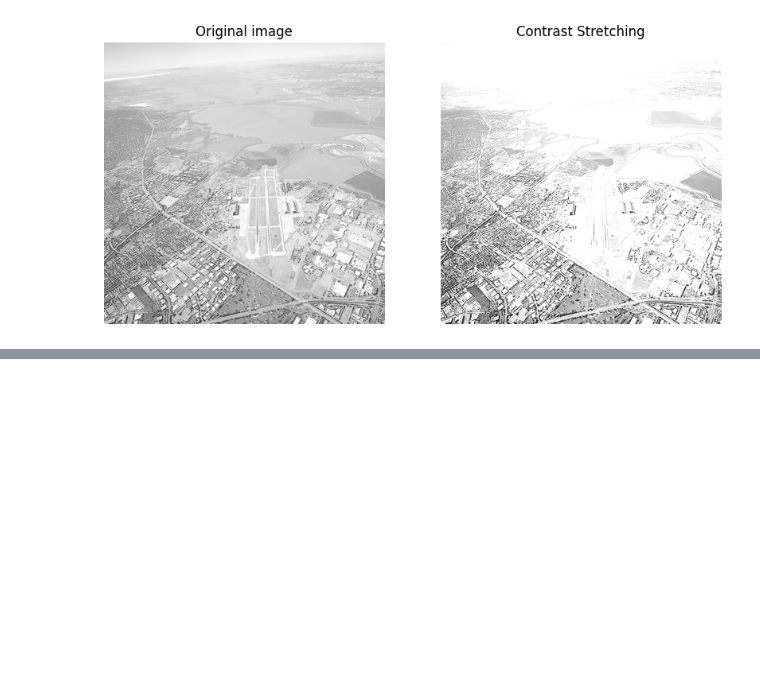
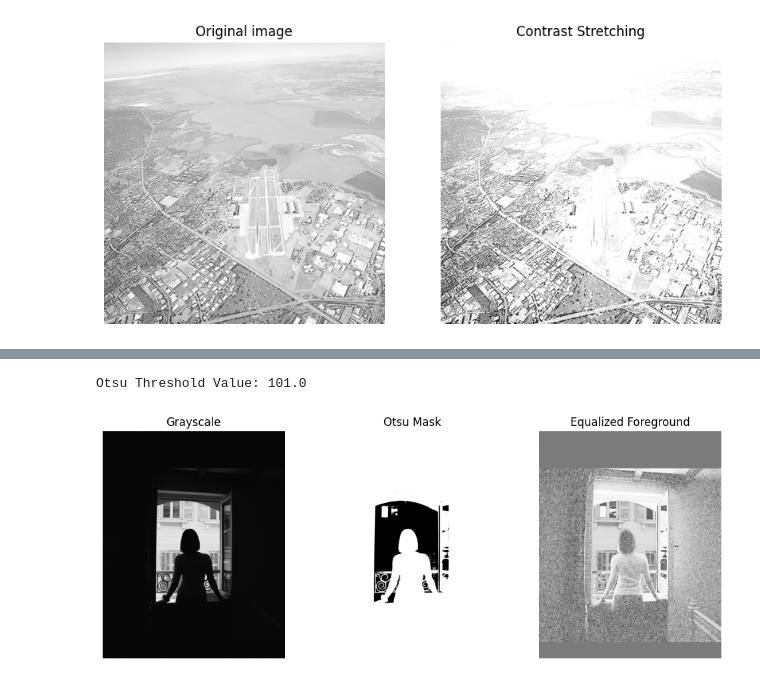
Before and after one commit to NisanthanG/Image-Scaling-Using-Computer-Vision-Assignment-01-, a Jupyter notebook: Untitled12.ipynb, the cells around one changed output, grey strips where cells are left out. Saved outputs shown, nothing was run; the diff lists cells and outputs as text; code cells hidden in the pictures; blank space fills up the shorter version.

```diff
--- a/Untitled12.ipynb
+++ b/Untitled12.ipynb
@@ -71,0 +183,35 @@ plt.show()
+# %%
+ret, mask = cv.threshold(gray, 0, 255, cv.THRESH_BINARY + cv.THRESH_OTSU)
+
+print("Otsu Threshold Value:", ret)
+# %% [output]
+Otsu Threshold Value: 101.0
+# %%
+mask = cv.bitwise_not(mask)
+# %%
+foreground = cv.bitwise_and(gray, gray, mask=mask)
+# %%
+image_eq = my_hist_equalization(foreground)
+# %%
+result = gray.copy()
+result[mask == 255] = image_eq[mask == 255]
+# %%
+plt.figure(figsize=(12,6))
+
+plt.subplot(1,3,1)
+plt.imshow(gray, cmap='gray')
+plt.title("Grayscale")
+plt.axis('off')
+
+plt.subplot(1,3,2)
+plt.imshow(mask, cmap='gray')
+plt.title("Otsu Mask")
+plt.axis('off')
+
+plt.subplot(1,3,3)
+plt.imshow(result, cmap='gray')
+plt.title("Equalized Foreground")
+plt.axis('off')
+plt.show()
+# %% [output]
+[figure, added]
```
Also changed, not shown: parts of 10 cells of this notebook.
